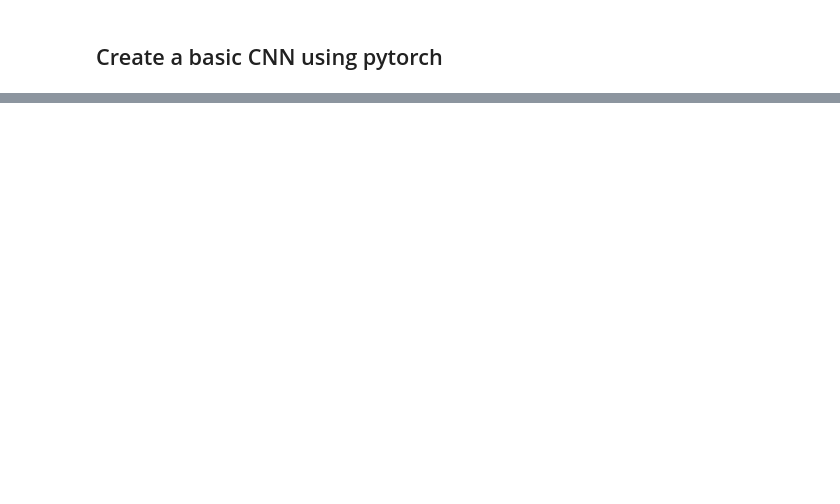
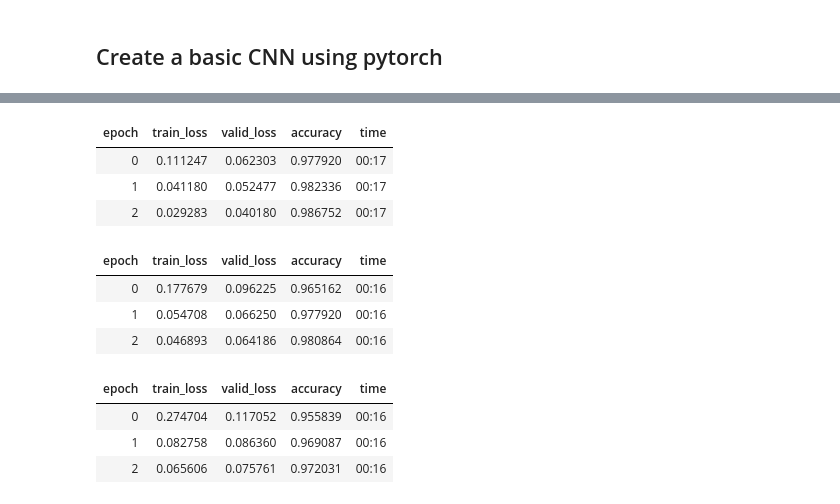
Before and after one commit to Nick-palmar/fast_book, a Jupyter notebook: 13_convolutions_redo.ipynb, the cells around one changed output, grey strips where cells are left out. Saved outputs shown, nothing was run; the diff lists cells and outputs as text; code cells hidden in the pictures; blank space fills up the shorter version.

```diff
--- a/13_convolutions_redo.ipynb
+++ b/13_convolutions_redo.ipynb
@@ -174,0 +238,14 @@ for i in range(4):
+# %%
+# try keeping computation equivalent throughtout the network
+
+experimental_cnn_2 = nn.Sequential(
+    # keep activation size the same by going from 1->4 channels since we reduce the activation image size by 4
+    stride_2_conv(1, 4), # 14x14
+    # this next layer is not problematic since we are going from 9 pixels to 16 activations (rather than 9 -> 8 as in previous network)
+    # note that computation has now increased by a factor of 16 but will remain constant after this point
+    stride_2_conv(4, 16), # 7x7
+    stride_2_conv(16, 32), # 4x4
+    stride_2_conv(32, 64), # 2x2
+    stride_2_conv(64, 2, output=True), # 1x1
+    nn.Flatten()
+)
@@ -174,0 +281,3 @@ for i in range(4):
+# %%
+learn_3 = Learner(dls, experimental_cnn_2, loss_func=CrossEntropyLossFlat(), metrics=[accuracy])
+learn_3.lr_find()
@@ -174,0 +288,7 @@ for i in range(4):
+# %%
+learn_3.fit_one_cycle(3, 2e-3)
+# %% [output]
+| epoch | train_loss | valid_loss | accuracy | time |
+| 0 | 0.111247 | 0.062303 | 0.977920 | 00:17 |
+| 1 | 0.041180 | 0.052477 | 0.982336 | 00:17 |
+| 2 | 0.029283 | 0.040180 | 0.986752 | 00:17 |
@@ -174,0 +298,14 @@ for i in range(4):
+# %%
+learn_basic.fit_one_cycle(3, 1e-3)
+# %% [output]
+| epoch | train_loss | valid_loss | accuracy | time |
+| 0 | 0.177679 | 0.096225 | 0.965162 | 00:16 |
+| 1 | 0.054708 | 0.066250 | 0.977920 | 00:16 |
+| 2 | 0.046893 | 0.064186 | 0.980864 | 00:16 |
+# %%
+learn_basic_2.fit_one_cycle(3, 1e-3)
+# %% [output]
+| epoch | train_loss | valid_loss | accuracy | time |
+| 0 | 0.274704 | 0.117052 | 0.955839 | 00:16 |
+| 1 | 0.082758 | 0.086360 | 0.969087 | 00:16 |
+| 2 | 0.065606 | 0.075761 | 0.972031 | 00:16 |
```
Also changed, not shown: parts of 19 cells of this notebook.
